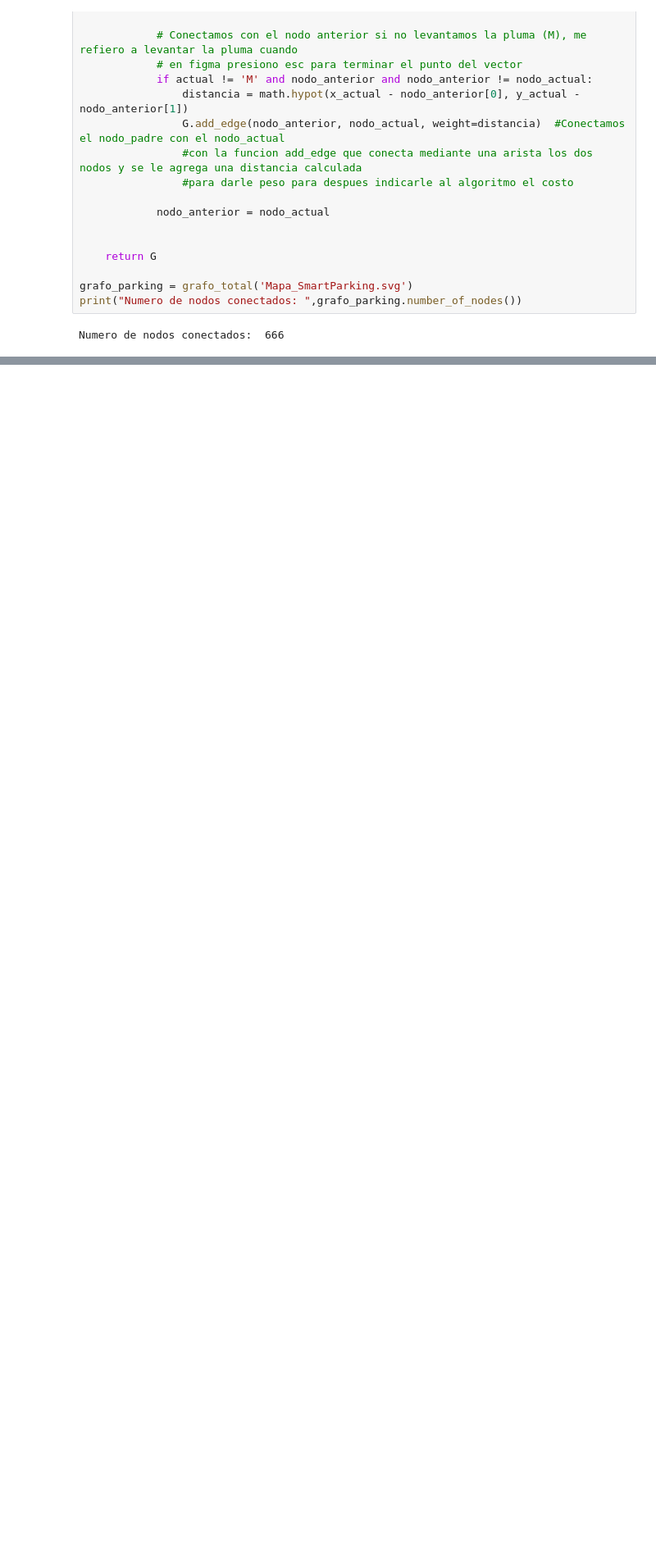
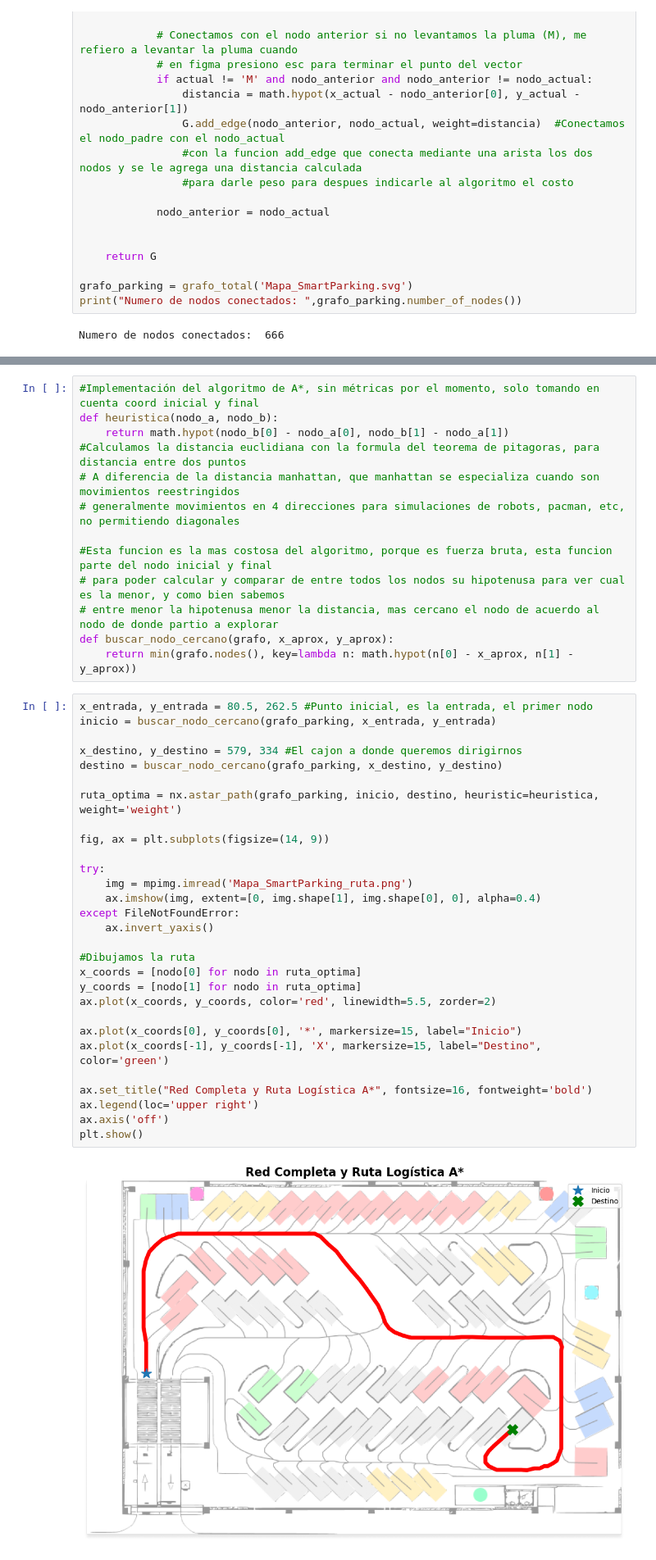
Before and after one commit to eduaredev/SmartParking, a Jupyter notebook: Algoritmo_A_estrella/Algoritmo_a_estrella.ipynb, the cells around one changed output, grey strips where cells are left out. Shown at 82% size. Saved outputs shown, nothing was run; the diff lists cells and outputs as text; blank space fills up the shorter version.

Commit message:
Algoritmo V2 A*

```diff
--- a/Algoritmo_A_estrella/Algoritmo_a_estrella.ipynb
+++ b/Algoritmo_A_estrella/Algoritmo_a_estrella.ipynb
@@ -216,0 +217,44 @@ plt.show()
+# %%
+#Implementación del algoritmo de A*, sin métricas por el momento, solo tomando en cuenta coord inicial y final
+def heuristica(nodo_a, nodo_b):
+    return math.hypot(nodo_b[0] - nodo_a[0], nodo_b[1] - nodo_a[1])
+#Calculamos la distancia euclidiana con la formula del teorema de pitagoras, para distancia entre dos puntos
+# A diferencia de la distancia manhattan, que manhattan se especializa cuando son movimientos reestringidos
+# generalmente movimientos en 4 direcciones para simulaciones de robots, pacman, etc, no permitiendo diagonales
+
+#Esta funcion es la mas costosa del algoritmo, porque es fuerza bruta, esta funcion parte del nodo inicial y final
+# para poder calcular y comparar de entre todos los nodos su hipotenusa para ver cual es la menor, y como bien sabemos
+# entre menor la hipotenusa menor la distancia, mas cercano el nodo de acuerdo al nodo de donde partio a explorar
+def buscar_nodo_cercano(grafo, x_aprox, y_aprox):
+    return min(grafo.nodes(), key=lambda n: math.hypot(n[0] - x_aprox, n[1] - y_aprox))
+# %%
+x_entrada, y_entrada = 80.5, 262.5 #Punto inicial, es la entrada, el primer nodo
+inicio = buscar_nodo_cercano(grafo_parking, x_entrada, y_entrada)
+
+x_destino, y_destino = 579, 334 #El cajon a donde queremos dirigirnos
+destino = buscar_nodo_cercano(grafo_parking, x_destino, y_destino)
+
+ruta_optima = nx.astar_path(grafo_parking, inicio, destino, heuristic=heuristica, weight='weight')
+
+fig, ax = plt.subplots(figsize=(14, 9))
+
+try:
+    img = mpimg.imread('Mapa_SmartParking_ruta.png')
+    ax.imshow(img, extent=[0, img.shape[1], img.shape[0], 0], alpha=0.4)
+except FileNotFoundError:
+    ax.invert_yaxis()
+
+#Dibujamos la ruta
+x_coords = [nodo[0] for nodo in ruta_optima]
+y_coords = [nodo[1] for nodo in ruta_optima]
+ax.plot(x_coords, y_coords, color='red', linewidth=5.5, zorder=2)
+
+ax.plot(x_coords[0], y_coords[0], '*', markersize=15, label="Inicio")
+ax.plot(x_coords[-1], y_coords[-1], 'X', markersize=15, label="Destino", color='green')
+
+ax.set_title("Red Completa y Ruta Logística A*", fontsize=16, fontweight='bold')
+ax.legend(loc='upper right')
+ax.axis('off')
+plt.show()
+# %% [output]
+[figure, added]
```
Also changed, not shown: parts of 3 cells of this notebook.
